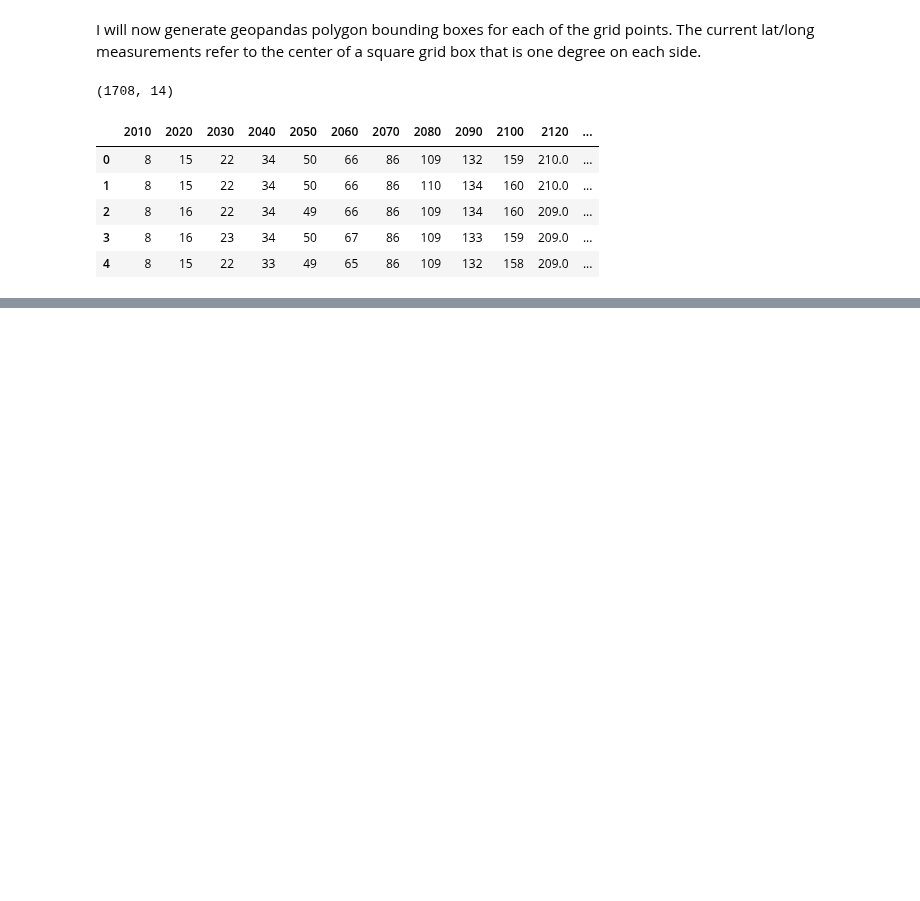
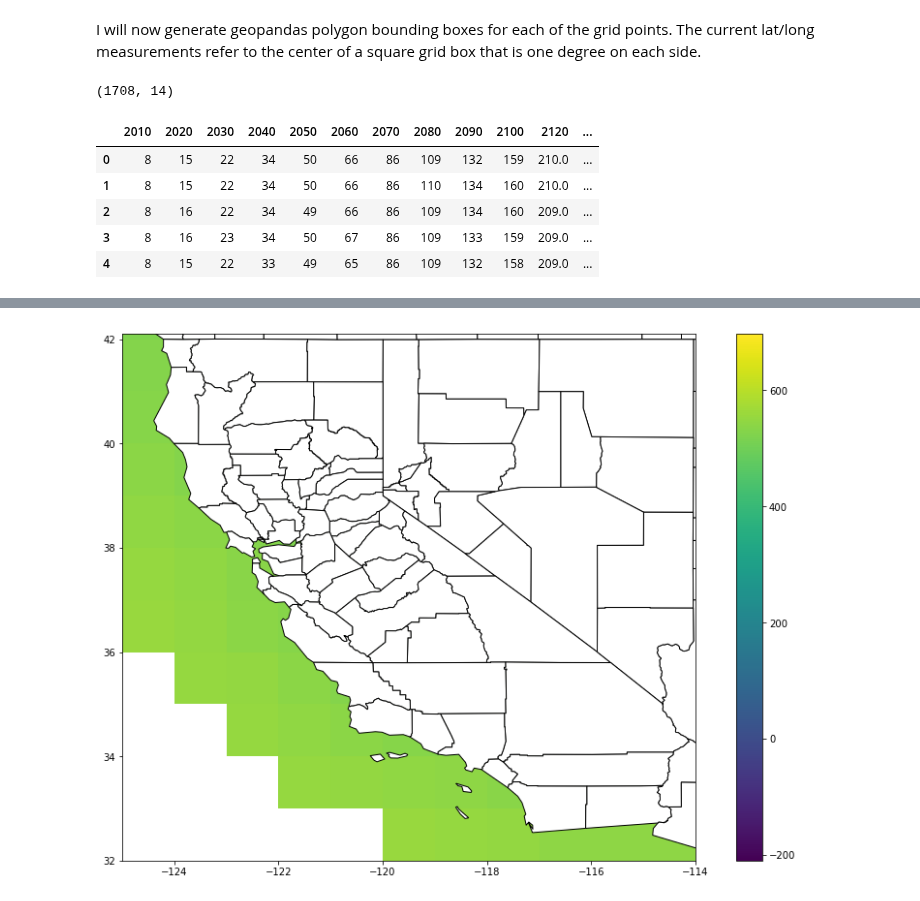
Before and after one commit to labs12-should-i-live-here/DS, a Jupyter notebook: notebooks/DMA7 - Sea level rise.ipynb, the cells around one changed output, grey strips where cells are left out. Cells and saved outputs as stored; diff of their text form; code cells hidden in the pictures; blank space fills up the shorter version.

```diff
--- a/notebooks/DMA7 - Sea level rise.ipynb
+++ b/notebooks/DMA7 - Sea level rise.ipynb
@@ -91 +93,10 @@ display(df3)
+# %%
+# Import a shape file with all the counties in the US.
+# Note how it doesn't include all the same territories as the
+# quake contour map.
+counties = geopandas.read_file('../data_input/1_USCounties/')
+
+# Turn state codes from strings to integers
+for col in ['STATE_FIPS', 'CNTY_FIPS', 'FIPS']:
+    counties[col] = counties[col].astype(int)
 # %%
@@ -95,3 +116,13 @@ df3.plot(column='2200', figsize=(15,8), legend=True);
+# %%
+# And just California
+fig, ax = plt.subplots(figsize=(15,10))
+df3.plot(ax=ax, column='2200', legend=True)
+counties.plot(ax=ax, color='white', edgecolor='black');
+ax.set_xlim(-125,-114)
+ax.set_ylim(32,42.1)
+plt.show()
+# %% [output]
+[figure, added]
 # %%
 # Write to geojson file
 df3.to_file("../data_output/7__sea_level/sea_level.geojson",
```
Also changed, not shown: parts of 3 cells of this notebook.
